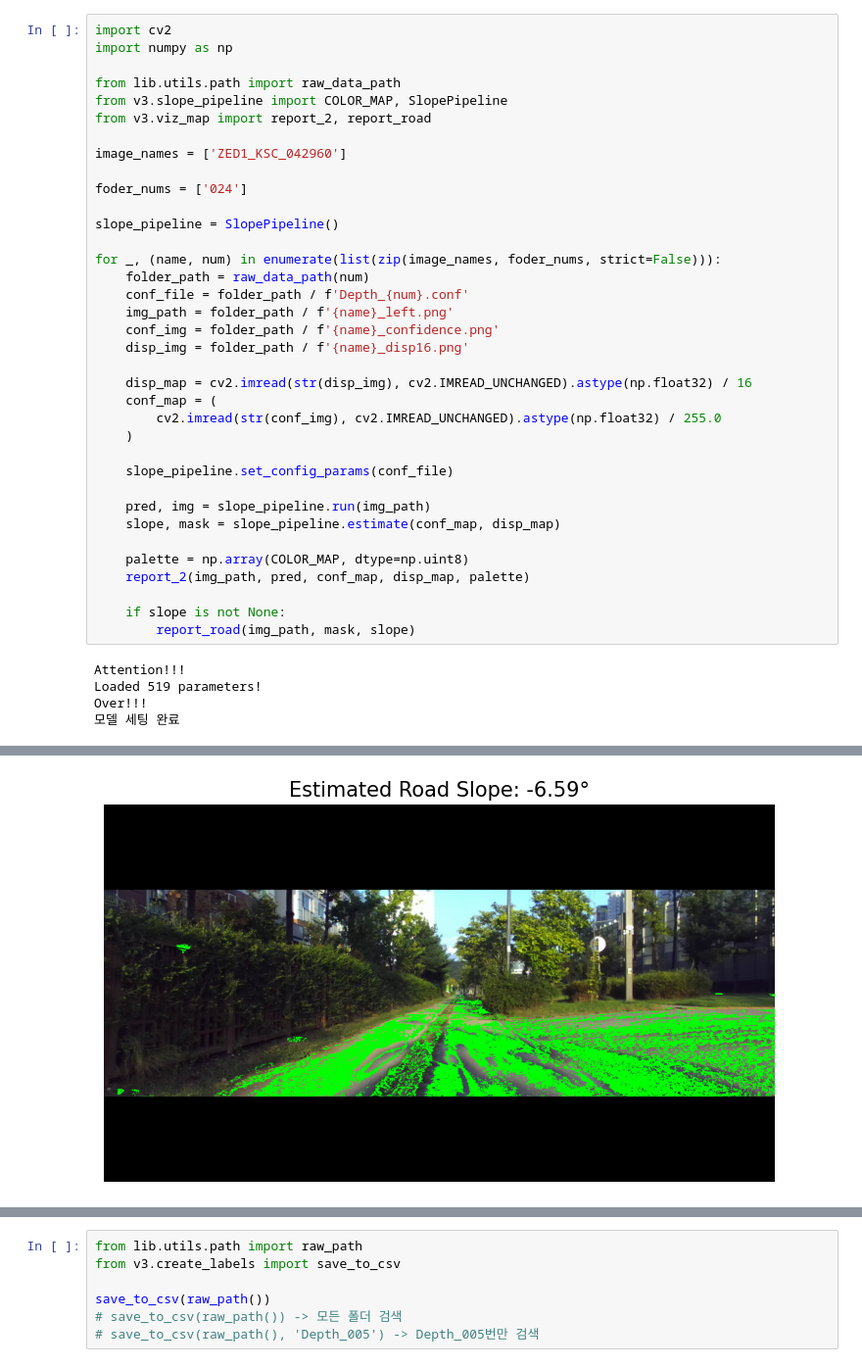
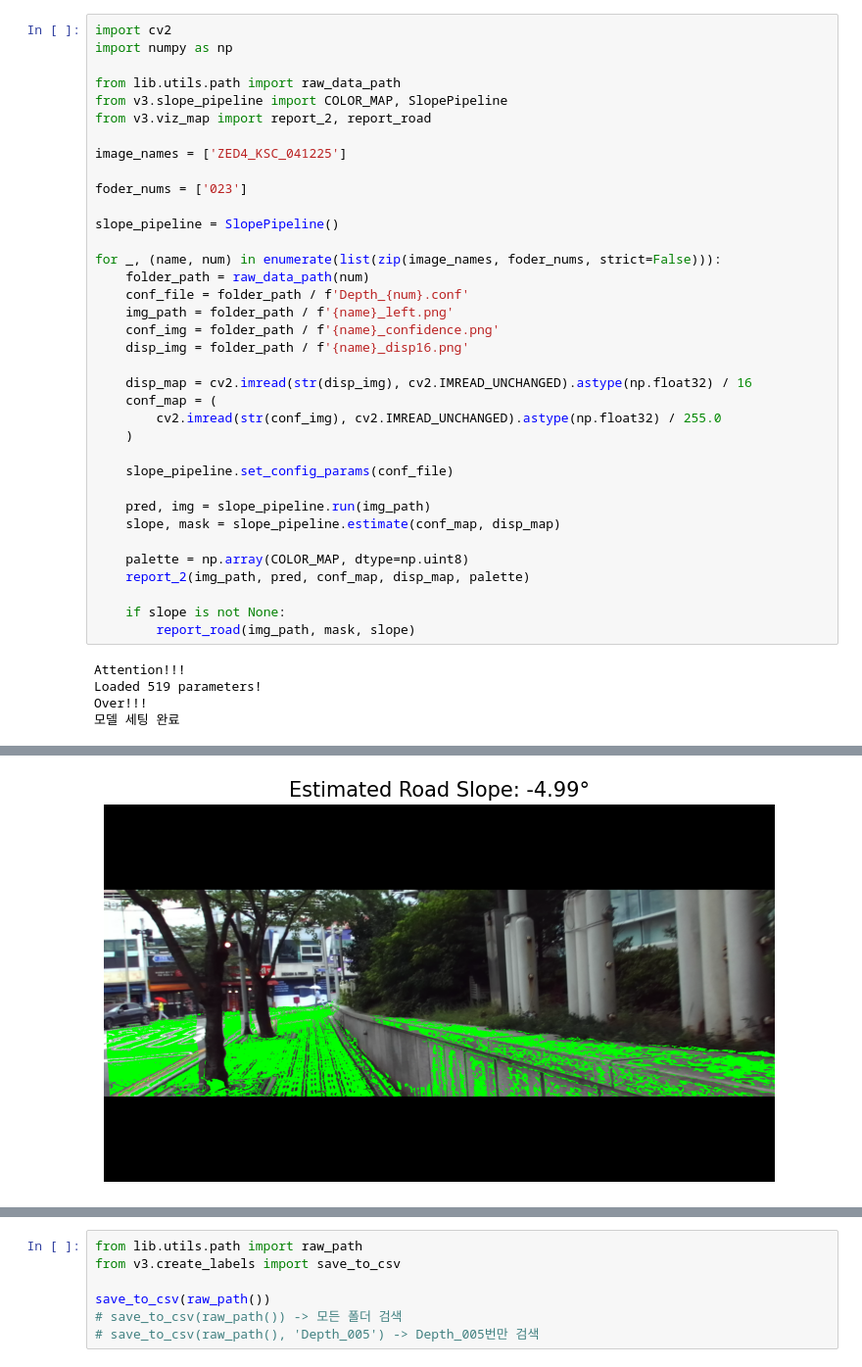
Before and after one commit to PU3-Lab/wheel-safe, a Jupyter notebook: notebooks/run_slope_pipline.ipynb, the cells around one changed output, grey strips where cells are left out. Shown at 98% size. Drawn from its saved outputs; the diff is of its cells as text.

```diff
--- a/notebooks/run_slope_pipline.ipynb
+++ b/notebooks/run_slope_pipline.ipynb
@@ -6,9 +6,9 @@ from lib.utils.path import raw_data_path
 from v3.slope_pipeline import COLOR_MAP, SlopePipeline
 from v3.viz_map import report_2, report_road
 
-image_names = ['ZED1_KSC_042960']
+image_names = ['ZED4_KSC_041225']
 
-foder_nums = ['024']
+foder_nums = ['023']
 
 slope_pipeline = SlopePipeline()
 
@@ -43 +43 @@ Over!!!
-[figure, old version]
+[figure, new version]
```
Also changed, not shown: parts of 2 cells of this notebook, 1 other file.
